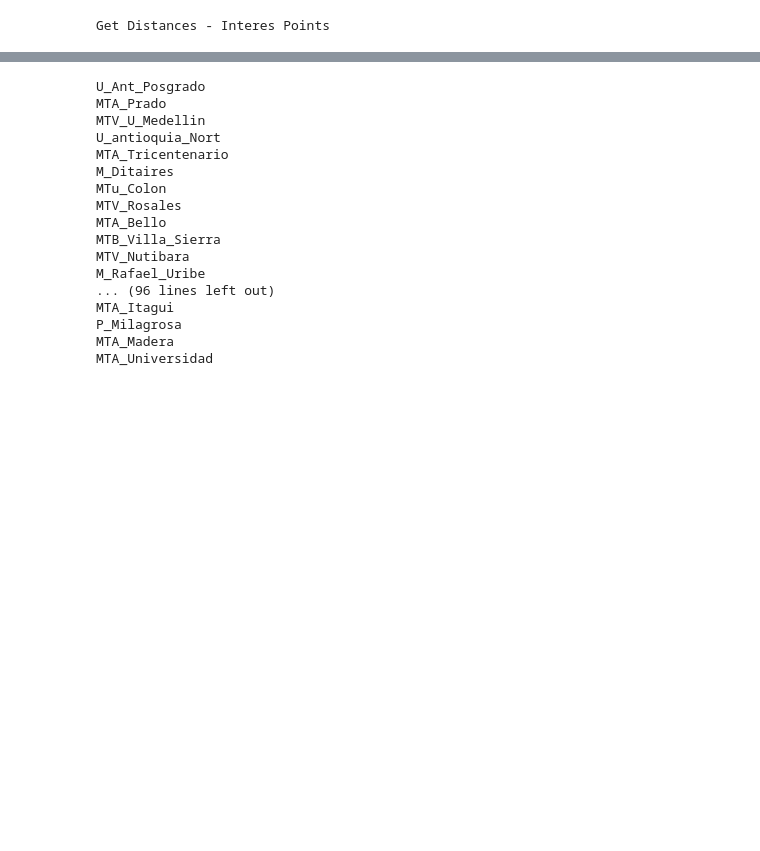
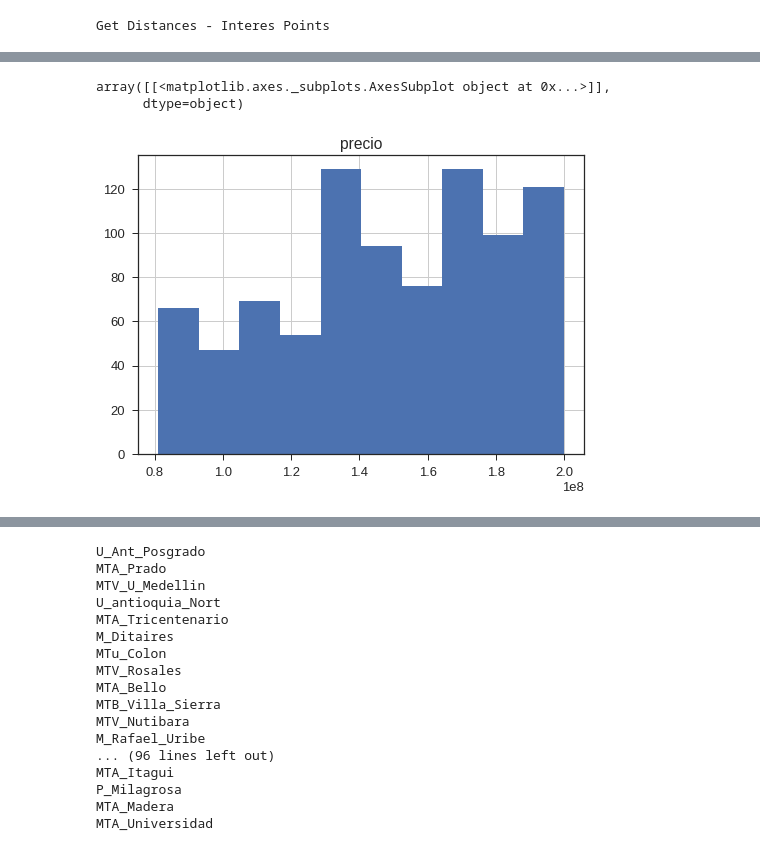
Before and after one commit to obabilonia/funciones_general, a Jupyter notebook: filename.ipynb, the cells around one changed output, grey strips where cells are left out. Drawn from its saved outputs; the diff is of its cells as text; code cells hidden in the pictures; blank space fills up the shorter version.

```diff
--- a/filename.ipynb
+++ b/filename.ipynb
@@ -589,0 +677,6 @@ df["lat"] = df["mapa"].map(lambda x: float(x[0]))
+# %%
+ind  = df.columns.tolist().index("precio")
+lista = df.columns.tolist()
+V_objetivo = lista.pop(ind)
+X = df[lista]
+y = df[[V_objetivo]]
@@ -589,0 +694,6 @@ df["lat"] = df["mapa"].map(lambda x: float(x[0]))
+# %%
+y.hist()
+# %% [output]
+array([[<matplotlib.axes._subplots.AxesSubplot object at 0x...>]],
+      dtype=object)
+[figure, added]
```
Also changed, not shown: parts of 69 cells of this notebook.
